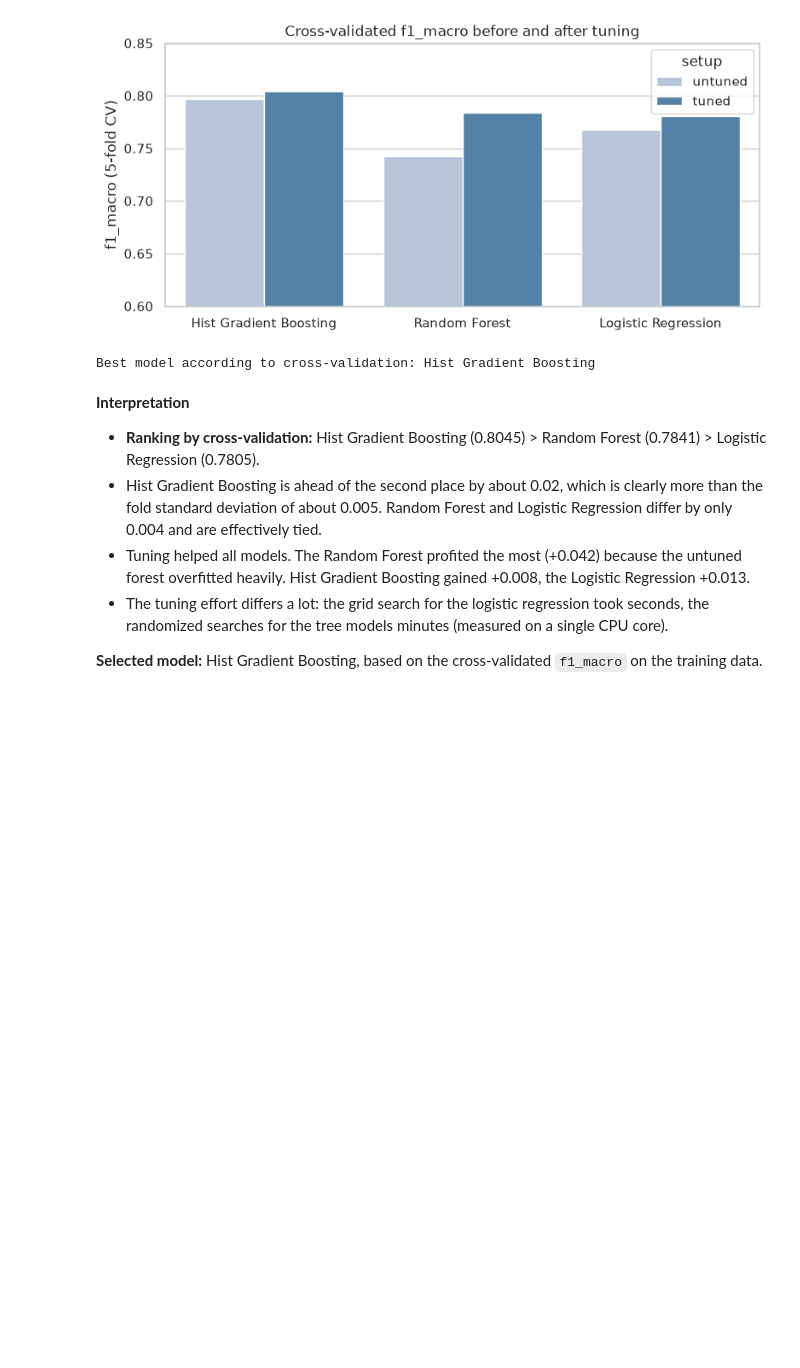
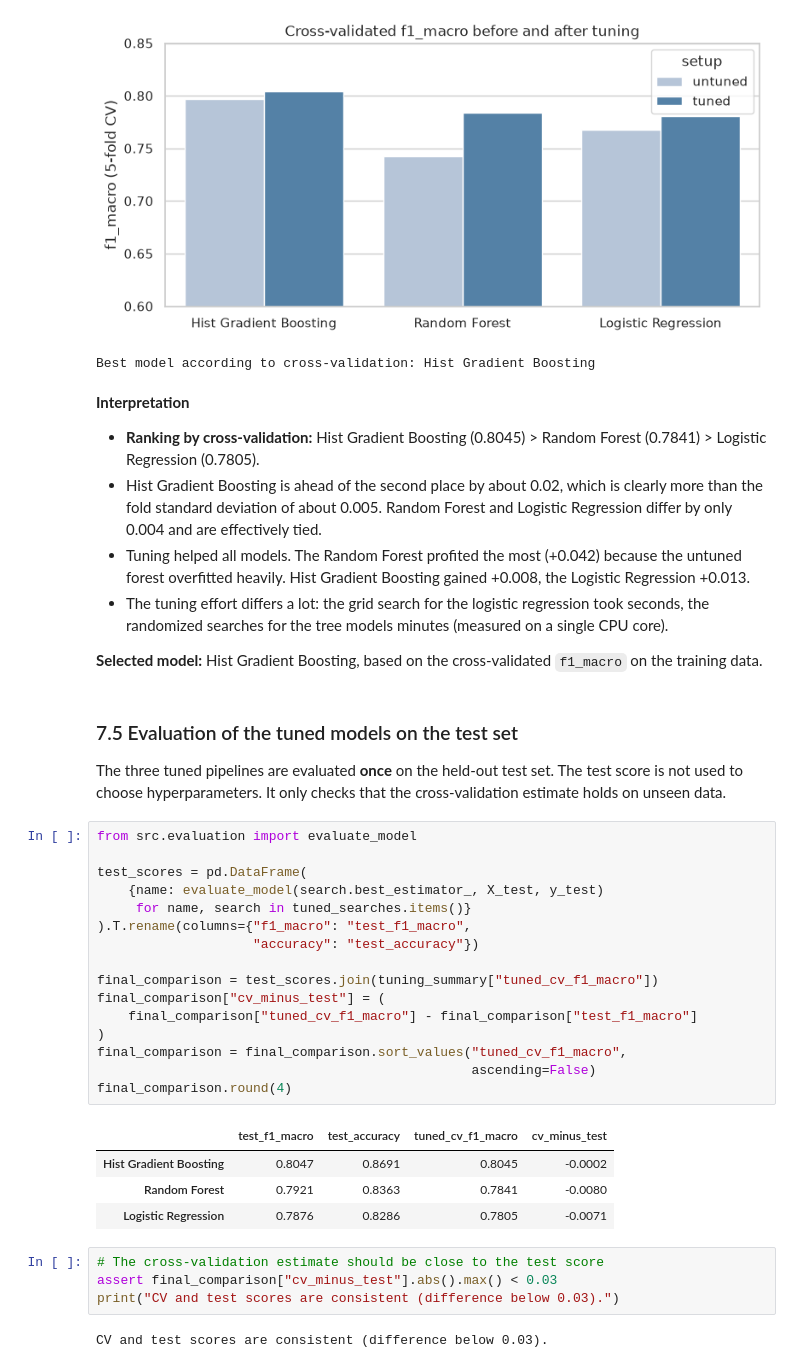
Before and after one commit to marc-matull/personality-predictor, a Jupyter notebook: notebooks/02_modeling.ipynb, the cells around one changed output. Saved outputs shown, nothing was run; the diff lists cells and outputs as text; blank space fills up the shorter version.

Commit message:
feat(tuning): evaluate tuned models on test set

```diff
--- a/notebooks/02_modeling.ipynb
+++ b/notebooks/02_modeling.ipynb
@@ -669,3 +669,36 @@ Best model according to cross-validation: Hist Gradient Boosting
 
 **Selected model:** Hist Gradient Boosting, based on the cross-validated
 `f1_macro` on the training data.
+# %% [markdown]
+### 7.5 Evaluation of the tuned models on the test set
+
+The three tuned pipelines are evaluated **once** on the held-out test set.
+The test score is not used to choose hyperparameters. It only checks that
+the cross-validation estimate holds on unseen data.
+# %%
+from src.evaluation import evaluate_model
+
+test_scores = pd.DataFrame(
+    {name: evaluate_model(search.best_estimator_, X_test, y_test)
+     for name, search in tuned_searches.items()}
+).T.rename(columns={"f1_macro": "test_f1_macro",
+                    "accuracy": "test_accuracy"})
+
+final_comparison = test_scores.join(tuning_summary["tuned_cv_f1_macro"])
+final_comparison["cv_minus_test"] = (
+    final_comparison["tuned_cv_f1_macro"] - final_comparison["test_f1_macro"]
+)
+final_comparison = final_comparison.sort_values("tuned_cv_f1_macro",
+                                                ascending=False)
+final_comparison.round(4)
+# %% [output]
+|  | test_f1_macro | test_accuracy | tuned_cv_f1_macro | cv_minus_test |
+| Hist Gradient Boosting | 0.8047 | 0.8691 | 0.8045 | -0.0002 |
+| Random Forest | 0.7921 | 0.8363 | 0.7841 | -0.0080 |
+| Logistic Regression | 0.7876 | 0.8286 | 0.7805 | -0.0071 |
+# %%
+# The cross-validation estimate should be close to the test score
+assert final_comparison["cv_minus_test"].abs().max() < 0.03
+print("CV and test scores are consistent (difference below 0.03).")
+# %% [output]
+CV and test scores are consistent (difference below 0.03).
```
Also changed, not shown: parts of 1 cell of this notebook.
